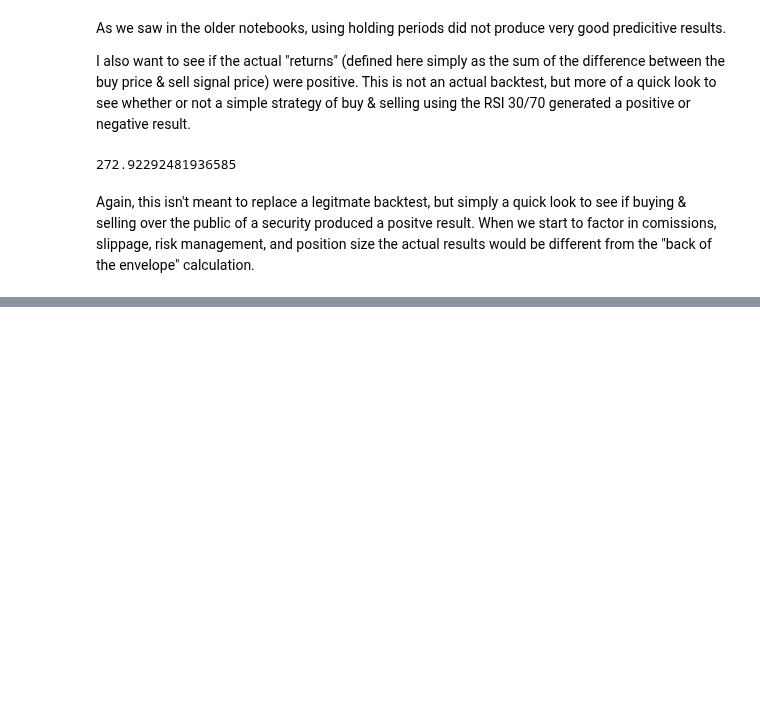
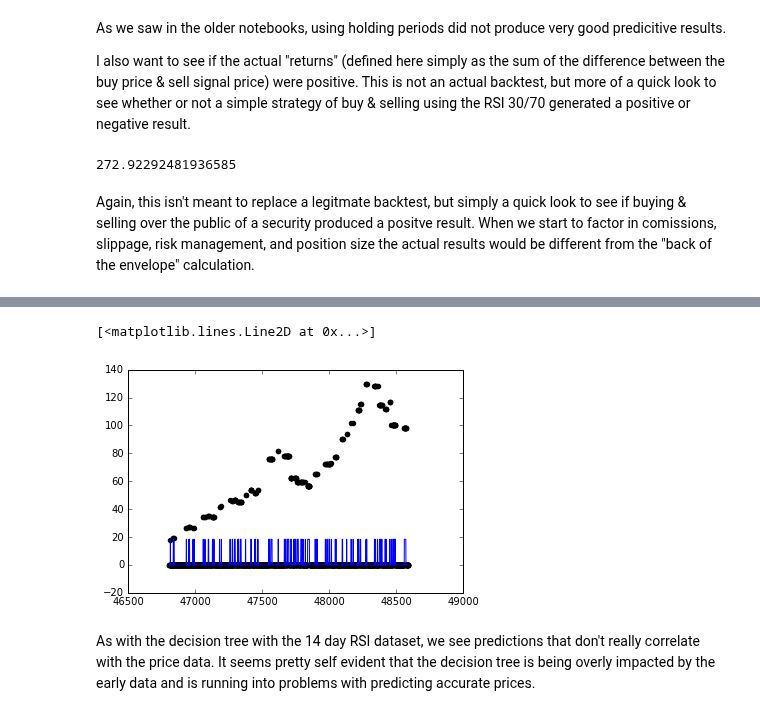
Before and after one commit to theofanislekkas/mlnd, a Jupyter notebook: rsi/RSI Reboot-Copy1.ipynb, the cells around one changed output, grey strips where cells are left out. Cells and saved outputs as stored; diff of their text form; code cells hidden in the pictures; blank space fills up the shorter version.

```diff
--- a/rsi/RSI Reboot-Copy1.ipynb
+++ b/rsi/RSI Reboot-Copy1.ipynb
@@ -543,0 +739,8 @@ Again, this isn't meant to replace a legitmate backtest, but simply a quick look
+# %%
+plt.scatter(new_ftest.index, new_ptest, color='black')
+plt.plot(new_ftest.index, tree9_20_predict, color='blue', linewidth=1)
+# %% [output]
+[<matplotlib.lines.Line2D at 0x...>]
+[figure, added]
+# %% [markdown]
+As with the decision tree with the 14 day RSI dataset, we see predictions that don't really correlate with the price data.  It seems pretty self evident that the decision tree is being overly impacted by the early data and is running into problems with predicting accurate prices.
```
Also changed, not shown: parts of 39 cells of this notebook.
